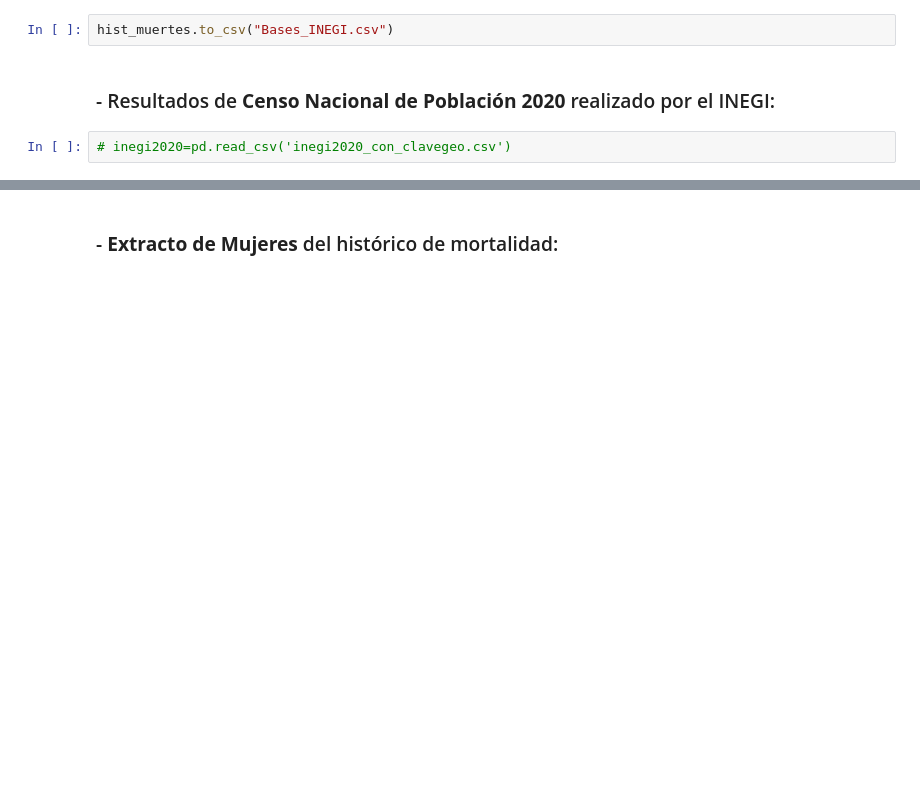
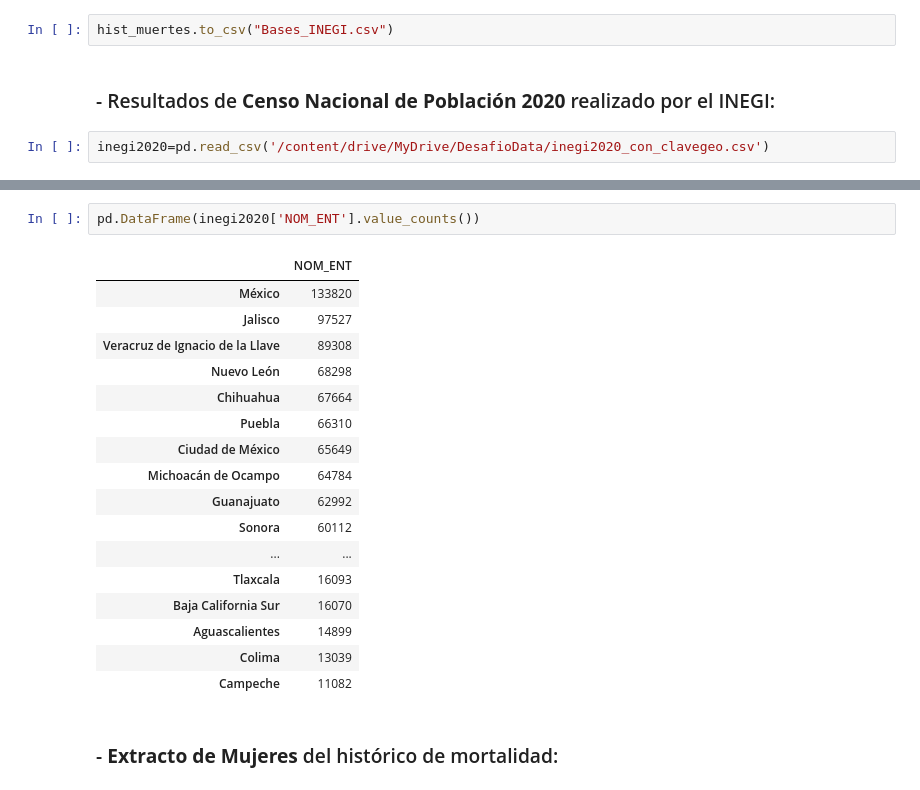
Before and after one commit to NayelySaldivar/DesafioData, a Jupyter notebook: BasesDeDatos.ipynb, the cells around one changed output, grey strips where cells are left out. Drawn from its saved outputs; the diff is of its cells as text; blank space fills up the shorter version.

```diff
--- a/BasesDeDatos.ipynb
+++ b/BasesDeDatos.ipynb
@@ -264,4 +253,4 @@ hist_muertes.to_csv("Bases_INEGI.csv")
 # %% [markdown]
 ### - Resultados de **Censo Nacional de Población 2020** realizado por el INEGI:
 # %%
-# inegi2020=pd.read_csv('inegi2020_con_clavegeo.csv')
+inegi2020=pd.read_csv('/content/drive/MyDrive/DesafioData/inegi2020_con_clavegeo.csv')
@@ -268,3 +266,23 @@ hist_muertes.to_csv("Bases_INEGI.csv")
+# %%
+pd.DataFrame(inegi2020['NOM_ENT'].value_counts())
+# %% [output]
+|  | NOM_ENT |
+| México | 133820 |
+| Jalisco | 97527 |
+| Veracruz de Ignacio de la Llave | 89308 |
+| Nuevo León | 68298 |
+| Chihuahua | 67664 |
+| Puebla | 66310 |
+| Ciudad de México | 65649 |
+| Michoacán de Ocampo | 64784 |
+| Guanajuato | 62992 |
+| Sonora | 60112 |
+| ... | ... |
+| Tlaxcala | 16093 |
+| Baja California Sur | 16070 |
+| Aguascalientes | 14899 |
+| Colima | 13039 |
+| Campeche | 11082 |
 # %% [markdown]
 ### - **Extracto de Mujeres** del histórico de mortalidad:
 # %%
```
Also changed, not shown: parts of 71 cells of this notebook.
